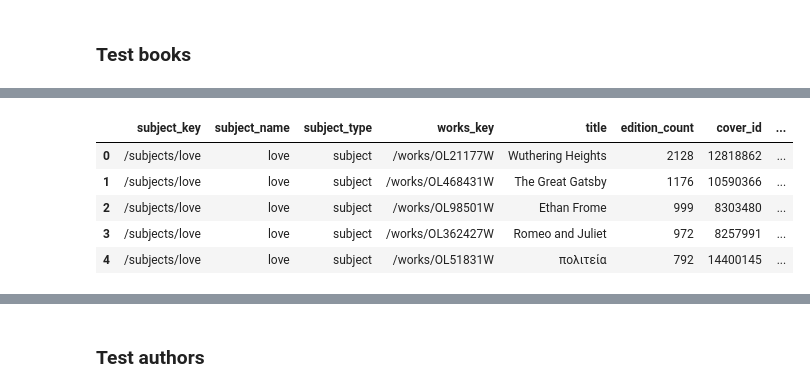
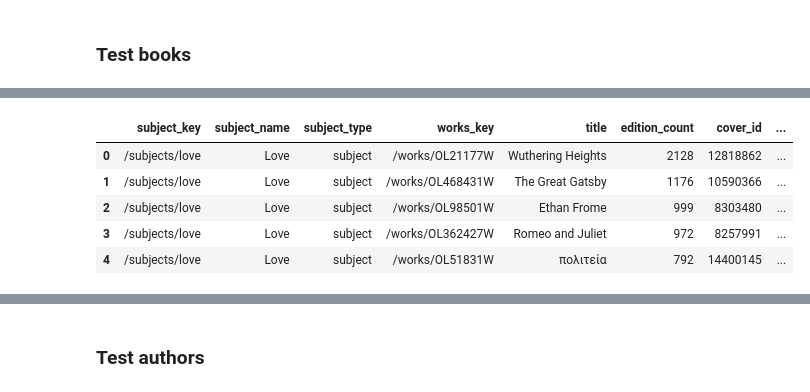
Before and after one commit to codekid/data-engineering-exercise, a Jupyter notebook: library_data.ipynb, the cells around one changed output, grey strips where cells are left out. Drawn from its saved outputs; the diff is of its cells as text; code cells hidden in the pictures.

Commit message:
updated expectation configs

```diff
--- a/library_data.ipynb
+++ b/library_data.ipynb
@@ -297,9 +300,6 @@ datasource.add_directory_json_asset(
     data_directory="./"
 )
 
-context.add_or_update_expectation_suite(expecation_suite_name)
-assert expecation_suite_name in context.list_expectation_suite_names()
-
 my_asset = context.get_datasource(datasource_name).get_asset(data_asset_name)
 my_batch_request = my_asset.build_batch_request()
 
@@ -347,9 +347,6 @@ datasource.add_directory_delta_asset(
     data_directory="books/data/delta"
 )
 
-context.add_or_update_expectation_suite(expecation_suite_name)
-assert expecation_suite_name in context.list_expectation_suite_names()
-
 my_asset = context.get_datasource(datasource_name).get_asset(data_asset_name)
 my_batch_request = my_asset.build_batch_request()
 
@@ -363,9 +360,9 @@ validator.head()
 |  | subject_key | subject_name | subject_type | works_key | title | edition_count | cover_id | ... |
-| 0 | /subjects/love | love | subject | /works/OL21177W | Wuthering Heights | 2128 | 12818862 | ... |
-| 1 | /subjects/love | love | subject | /works/OL468431W | The Great Gatsby | 1176 | 10590366 | ... |
-| 2 | /subjects/love | love | subject | /works/OL98501W | Ethan Frome | 999 | 8303480 | ... |
-| 3 | /subjects/love | love | subject | /works/OL362427W | Romeo and Juliet | 972 | 8257991 | ... |
-| 4 | /subjects/love | love | subject | /works/OL51831W | πολιτεία | 792 | 14400145 | ... |
+| 0 | /subjects/love | Love | subject | /works/OL21177W | Wuthering Heights | 2128 | 12818862 | ... |
+| 1 | /subjects/love | Love | subject | /works/OL468431W | The Great Gatsby | 1176 | 10590366 | ... |
+| 2 | /subjects/love | Love | subject | /works/OL98501W | Ethan Frome | 999 | 8303480 | ... |
+| 3 | /subjects/love | Love | subject | /works/OL362427W | Romeo and Juliet | 972 | 8257991 | ... |
+| 4 | /subjects/love | Love | subject | /works/OL51831W | πολιτεία | 792 | 14400145 | ... |
 # %%
 checkpoint = context.add_or_update_checkpoint(
     name="library__silver__books__checkpoint",
```
Also changed, not shown: parts of 11 cells of this notebook, 2 other files.
